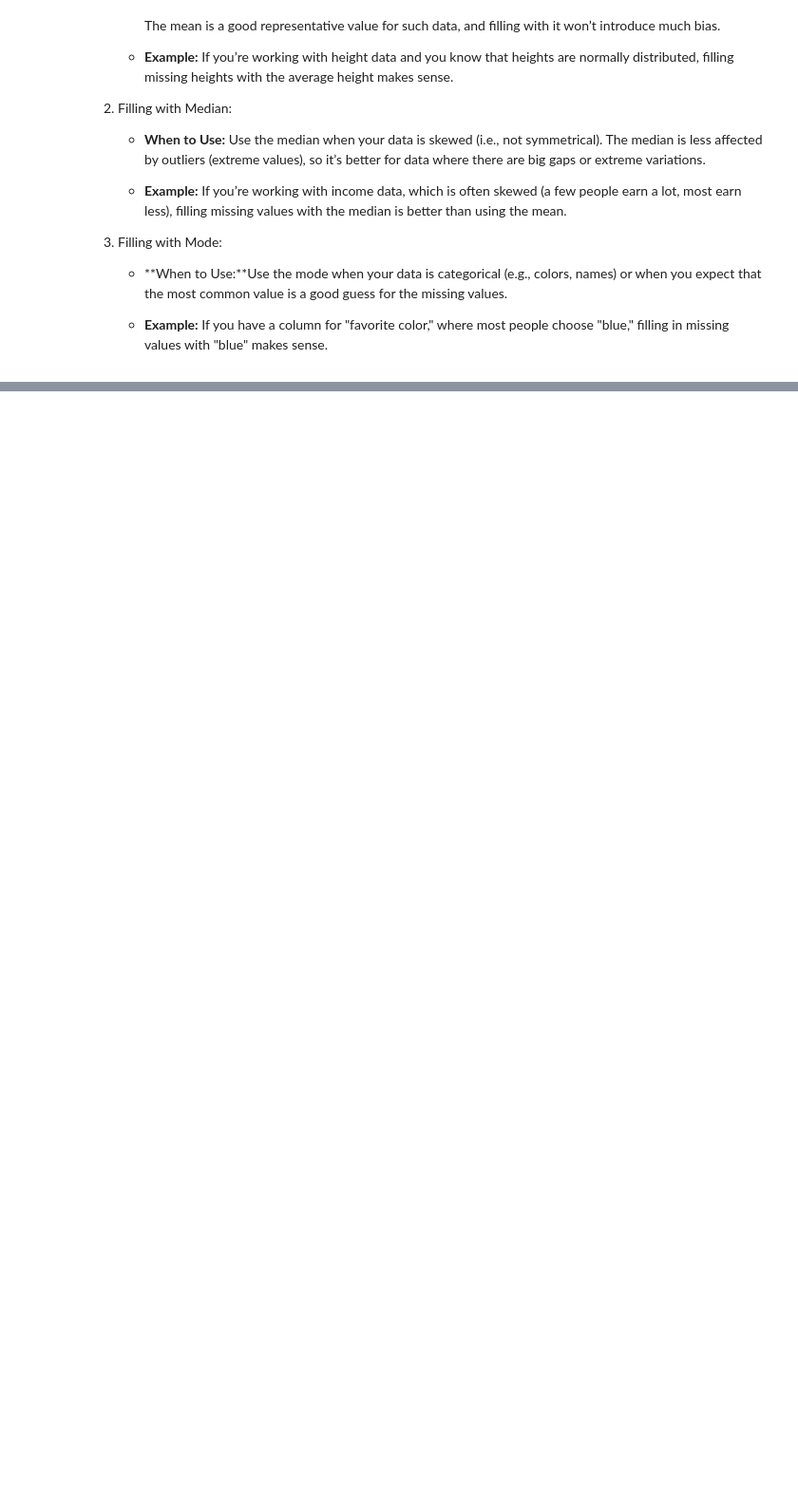
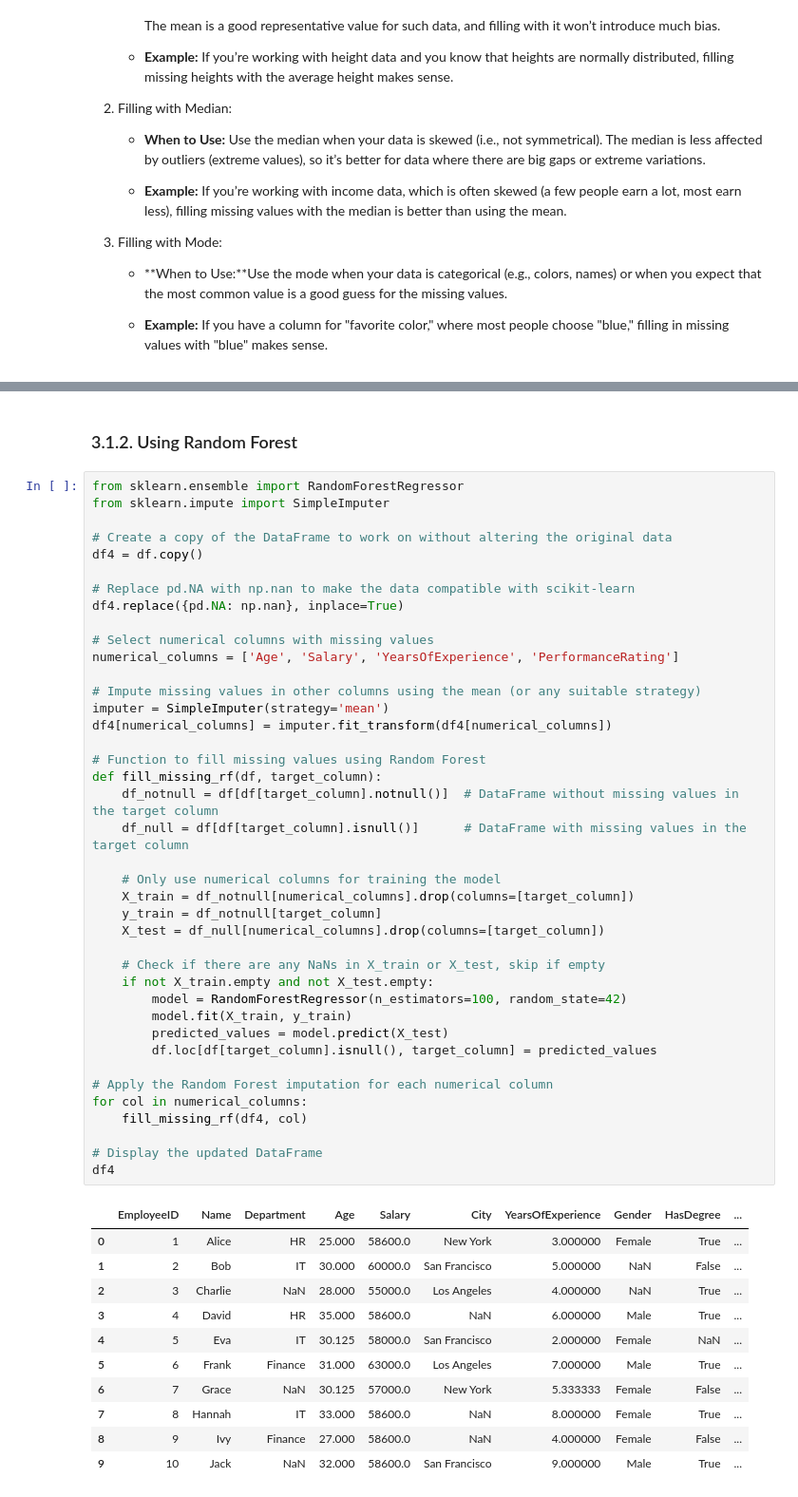
Before and after one commit to nabigwaku/Data-cleaning-project-with-python, a Jupyter notebook: Handling_Missing_Values_in_Python.ipynb, the cells around one changed output, grey strips where cells are left out. Shown: that part at 95% size. Cells and saved outputs as stored; diff of their text form; blank space fills up the shorter version.

```diff
--- a/Handling_Missing_Values_in_Python.ipynb
+++ b/Handling_Missing_Values_in_Python.ipynb
@@ -374,0 +477,54 @@ data_filled_ver_7
+# %% [markdown]
+### 3.1.2. Using Random Forest
+# %%
+from sklearn.ensemble import RandomForestRegressor
+from sklearn.impute import SimpleImputer
+
+# Create a copy of the DataFrame to work on without altering the original data
+df4 = df.copy()
+
+# Replace pd.NA with np.nan to make the data compatible with scikit-learn
+df4.replace({pd.NA: np.nan}, inplace=True)
+
+# Select numerical columns with missing values
+numerical_columns = ['Age', 'Salary', 'YearsOfExperience', 'PerformanceRating']
+
+# Impute missing values in other columns using the mean (or any suitable strategy)
+imputer = SimpleImputer(strategy='mean')
+df4[numerical_columns] = imputer.fit_transform(df4[numerical_columns])
+
+# Function to fill missing values using Random Forest
+def fill_missing_rf(df, target_column):
+    df_notnull = df[df[target_column].notnull()]  # DataFrame without missing values in the target column
+    df_null = df[df[target_column].isnull()]      # DataFrame with missing values in the target column
+
+    # Only use numerical columns for training the model
+    X_train = df_notnull[numerical_columns].drop(columns=[target_column])
+    y_train = df_notnull[target_column]
+    X_test = df_null[numerical_columns].drop(columns=[target_column])
+
+    # Check if there are any NaNs in X_train or X_test, skip if empty
+    if not X_train.empty and not X_test.empty:
+        model = RandomForestRegressor(n_estimators=100, random_state=42)
+        model.fit(X_train, y_train)
+        predicted_values = model.predict(X_test)
+        df.loc[df[target_column].isnull(), target_column] = predicted_values
+
+# Apply the Random Forest imputation for each numerical column
+for col in numerical_columns:
+    fill_missing_rf(df4, col)
+
+# Display the updated DataFrame
+df4
+# %% [output]
+|  | EmployeeID | Name | Department | Age | Salary | City | YearsOfExperience | Gender | HasDegree | ... |
+| 0 | 1 | Alice | HR | 25.000 | 58600.0 | New York | 3.000000 | Female | True | ... |
+| 1 | 2 | Bob | IT | 30.000 | 60000.0 | San Francisco | 5.000000 | NaN | False | ... |
+| 2 | 3 | Charlie | NaN | 28.000 | 55000.0 | Los Angeles | 4.000000 | NaN | True | ... |
+| 3 | 4 | David | HR | 35.000 | 58600.0 | NaN | 6.000000 | Male | True | ... |
+| 4 | 5 | Eva | IT | 30.125 | 58000.0 | San Francisco | 2.000000 | Female | NaN | ... |
+| 5 | 6 | Frank | Finance | 31.000 | 63000.0 | Los Angeles | 7.000000 | Male | True | ... |
+| 6 | 7 | Grace | NaN | 30.125 | 57000.0 | New York | 5.333333 | Female | False | ... |
+| 7 | 8 | Hannah | IT | 33.000 | 58600.0 | NaN | 8.000000 | Female | True | ... |
+| 8 | 9 | Ivy | Finance | 27.000 | 58600.0 | NaN | 4.000000 | Female | False | ... |
+| 9 | 10 | Jack | NaN | 32.000 | 58600.0 | San Francisco | 9.000000 | Male | True | ... |
```
Also changed, not shown: parts of 20 cells of this notebook.
